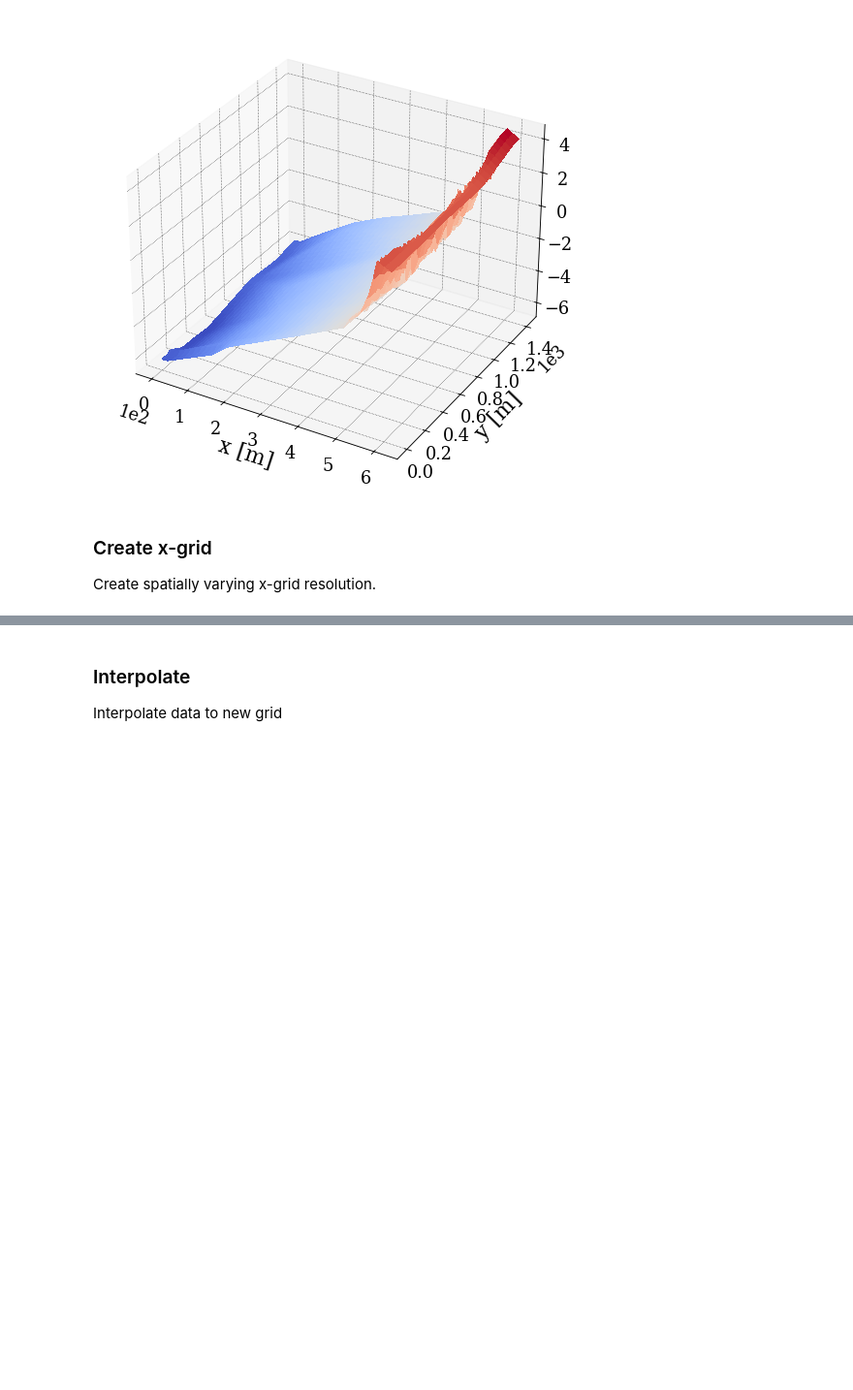
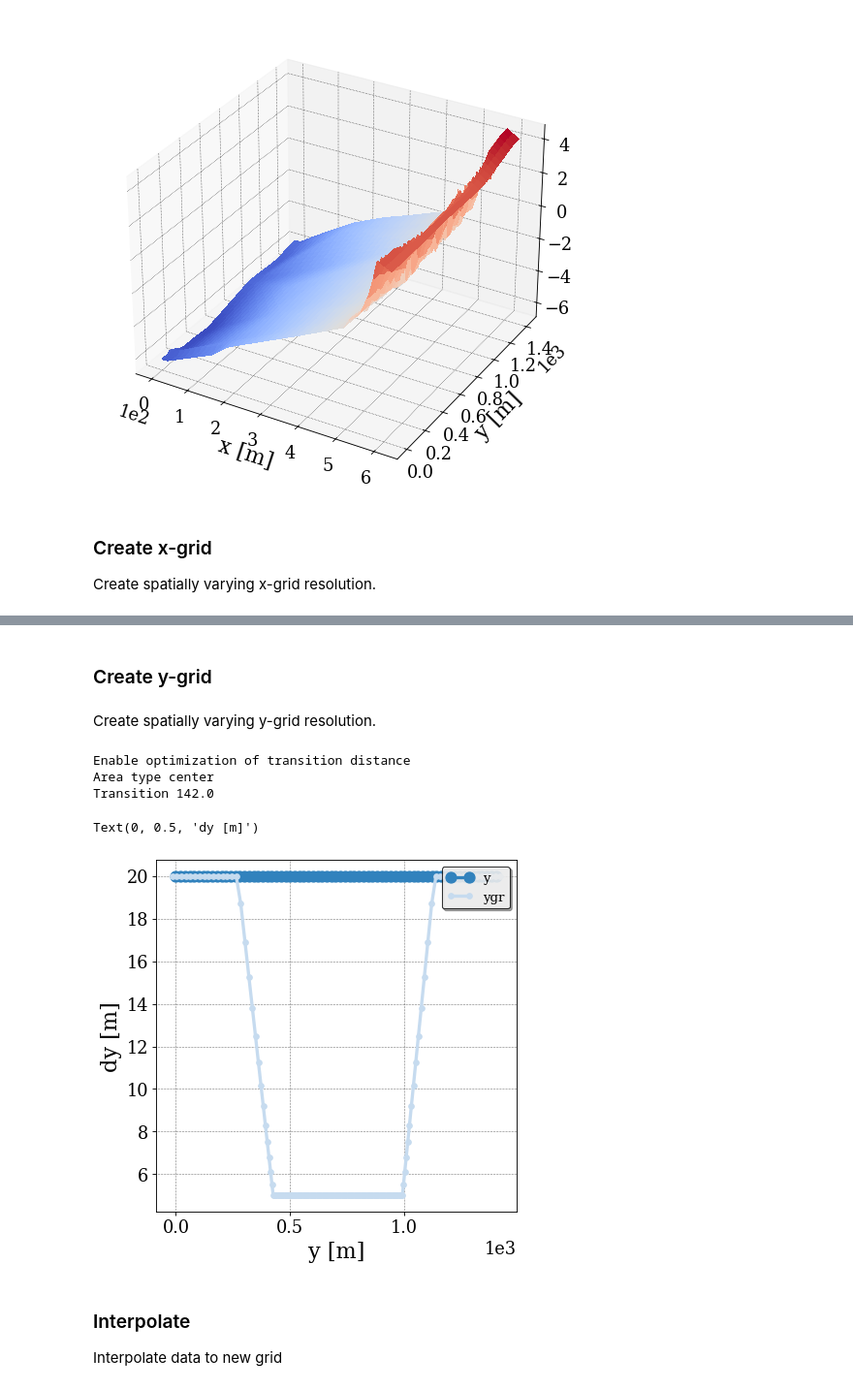
Before and after one commit to Seth-McKilla/xbeach-northbay, a Jupyter notebook: analysis.ipynb, the cells around one changed output, grey strips where cells are left out. Shown at 97% size. Drawn from its saved outputs; the diff is of its cells as text; code cells hidden in the pictures; blank space fills up the shorter version.

Commit message:
Add y-grid

```diff
--- a/analysis.ipynb
+++ b/analysis.ipynb
@@ -75,3 +75,22 @@ Text(0, 0.5, 'z [m]')
+# %% [markdown]
+### Create y-grid
+# %% [markdown]
+Create spatially varying y-grid resolution.
+# %%
+ygr = ygrid(y)
+
+plt.figure()
+plt.plot(y[:-1],np.diff(y),'-o')
+plt.plot(ygr[:-1],np.diff(ygr),'.-')
+plt.legend(['y','ygr'])
+plt.xlabel('y [m]')
+plt.ylabel('dy [m]')
+# %% [output]
+Enable optimization of transition distance
+Area type center
+Transition 142.0
+Text(0, 0.5, 'dy [m]')
+[figure, added]
 # %% [markdown]
 ### Interpolate
 Interpolate data to new grid
```
Also changed, not shown: parts of 2 cells of this notebook.
